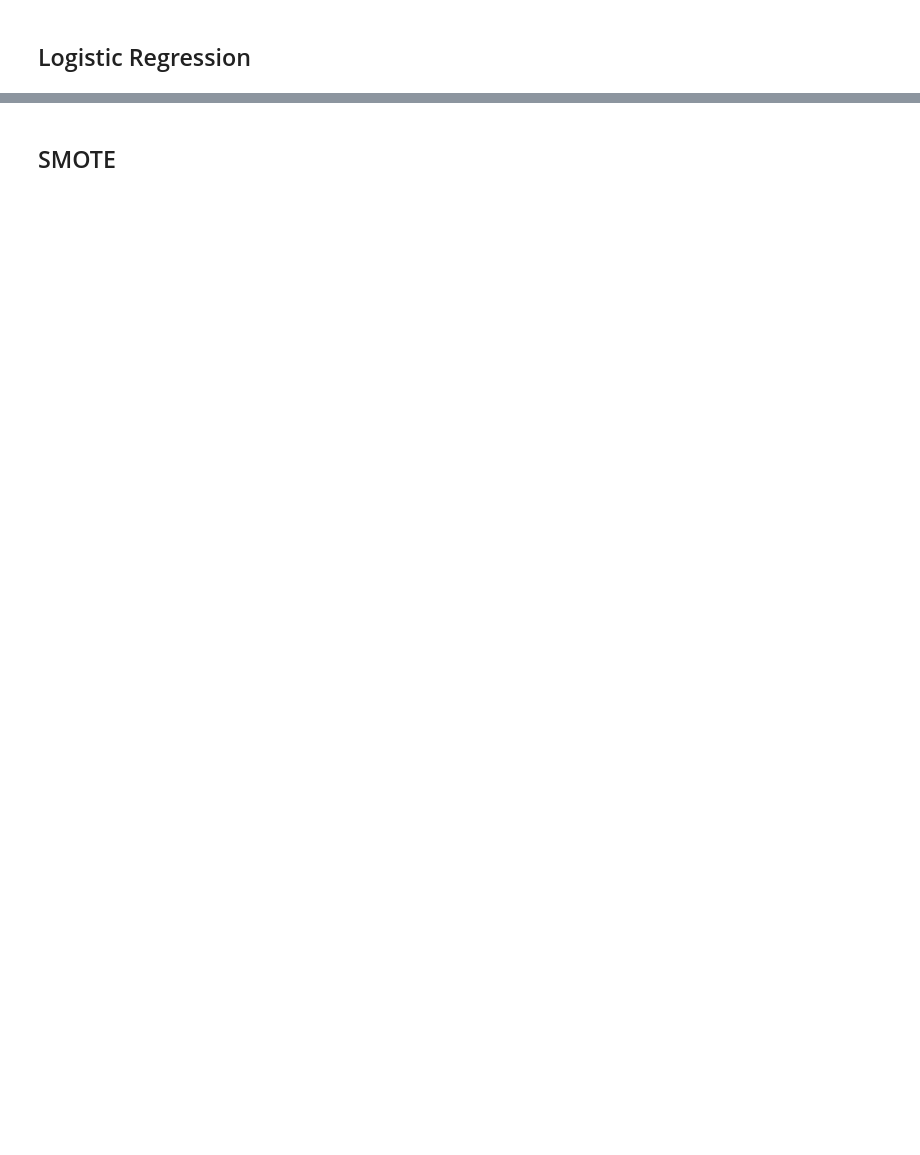
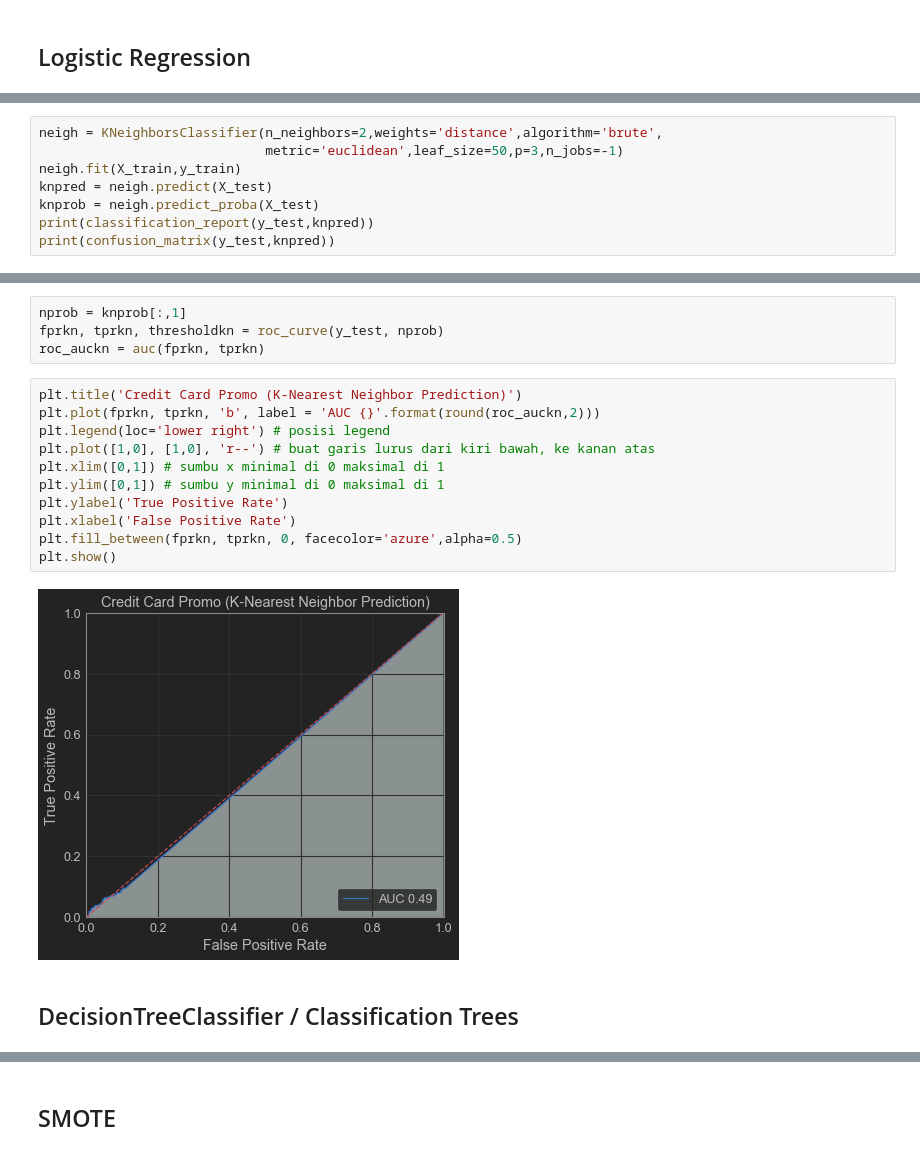
Before and after one commit to x-conx/Purwadhika_Projct_Finale, a Jupyter notebook: CreditCard Acceptance - Model Optimisation.ipynb, the cells around one changed output, grey strips where cells are left out. Cells and saved outputs as stored; diff of their text form; blank space fills up the shorter version.

```diff
--- a/CreditCard Acceptance - Model Optimisation.ipynb
+++ b/CreditCard Acceptance - Model Optimisation.ipynb
@@ -138,0 +266,8 @@ X_train, X_test, y_train, y_test = train_test_split(X, y, test_size=0.3, random_
+# %%
+neigh = KNeighborsClassifier(n_neighbors=2,weights='distance',algorithm='brute',
+                             metric='euclidean',leaf_size=50,p=3,n_jobs=-1)
+neigh.fit(X_train,y_train)
+knpred = neigh.predict(X_test)
+knprob = neigh.predict_proba(X_test)
+print(classification_report(y_test,knpred))
+print(confusion_matrix(y_test,knpred))
@@ -138,0 +286,19 @@ X_train, X_test, y_train, y_test = train_test_split(X, y, test_size=0.3, random_
+# %%
+nprob = knprob[:,1]
+fprkn, tprkn, thresholdkn = roc_curve(y_test, nprob)
+roc_auckn = auc(fprkn, tprkn)
+# %%
+plt.title('Credit Card Promo (K-Nearest Neighbor Prediction)')
+plt.plot(fprkn, tprkn, 'b', label = 'AUC {}'.format(round(roc_auckn,2)))
+plt.legend(loc='lower right') # posisi legend
+plt.plot([1,0], [1,0], 'r--') # buat garis lurus dari kiri bawah, ke kanan atas
+plt.xlim([0,1]) # sumbu x minimal di 0 maksimal di 1
+plt.ylim([0,1]) # sumbu y minimal di 0 maksimal di 1
+plt.ylabel('True Positive Rate')
+plt.xlabel('False Positive Rate')
+plt.fill_between(fprkn, tprkn, 0, facecolor='azure',alpha=0.5)
+plt.show()
+# %% [output]
+[figure, added]
+# %% [markdown]
+## DecisionTreeClassifier / Classification Trees
```
Also changed, not shown: parts of 103 cells of this notebook.
